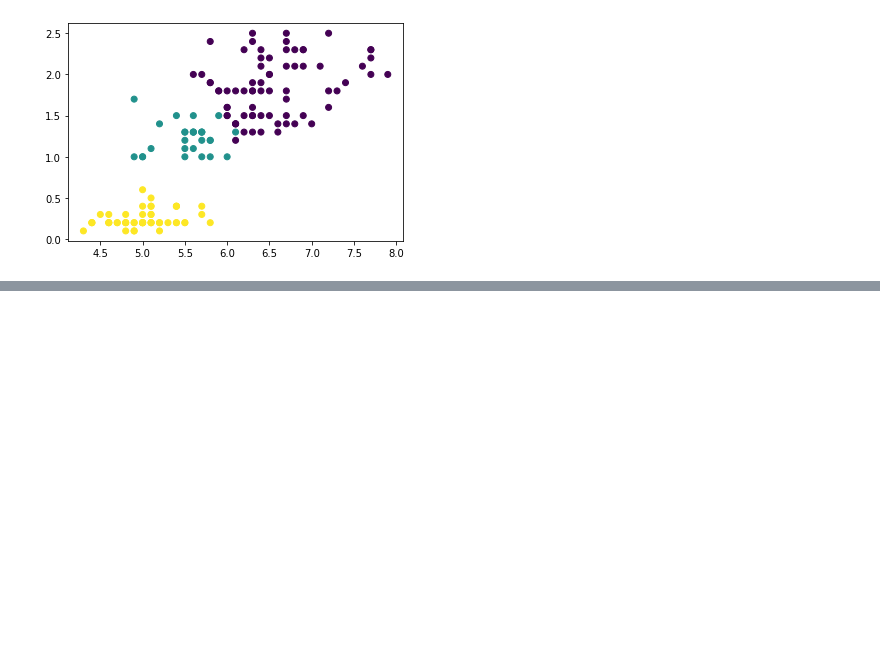
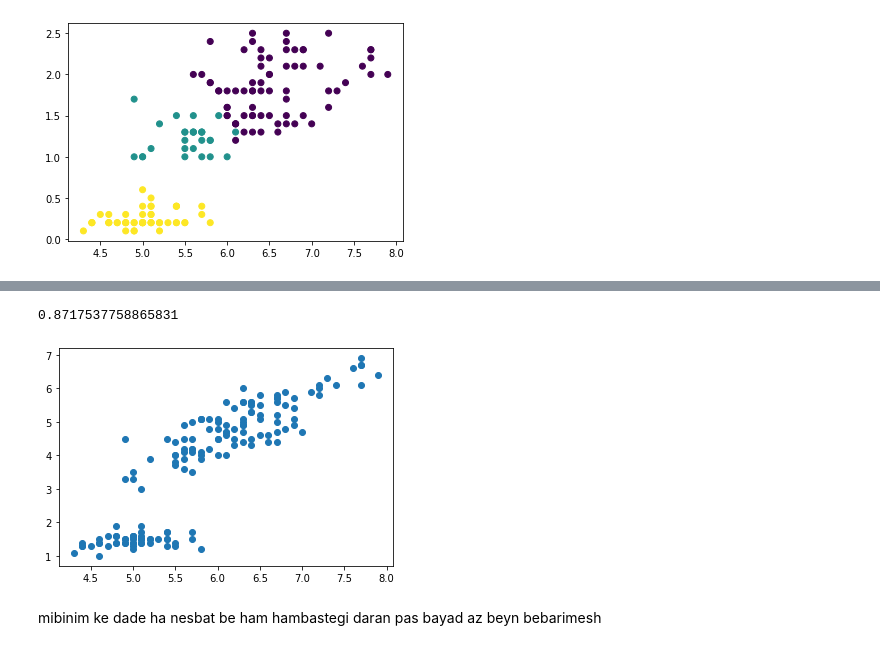
Before and after one commit to Dragon-Born/ML, a Jupyter notebook: unsupervised.ipynb, the cells around one changed output, grey strips where cells are left out. Cells and saved outputs as stored; diff of their text form; code cells hidden in the pictures; blank space fills up the shorter version.

```diff
--- a/unsupervised.ipynb
+++ b/unsupervised.ipynb
@@ -156,0 +194,12 @@ plt.show()
+# %%
+import numpy as np
+from scipy.stats import pearsonr
+correlation, _ = pearsonr(iris.data[:,0], iris.data[:, 2])
+print(correlation)
+plt.scatter(iris.data[:,0], iris.data[:, 2])
+plt.show()
+# %% [output]
+0.8717537758865831
+[figure, added]
+# %% [markdown]
+mibinim ke dade ha nesbat be ham hambastegi daran pas bayad az beyn bebarimesh
```
Also changed, not shown: parts of 15 cells of this notebook, 4 other files.
